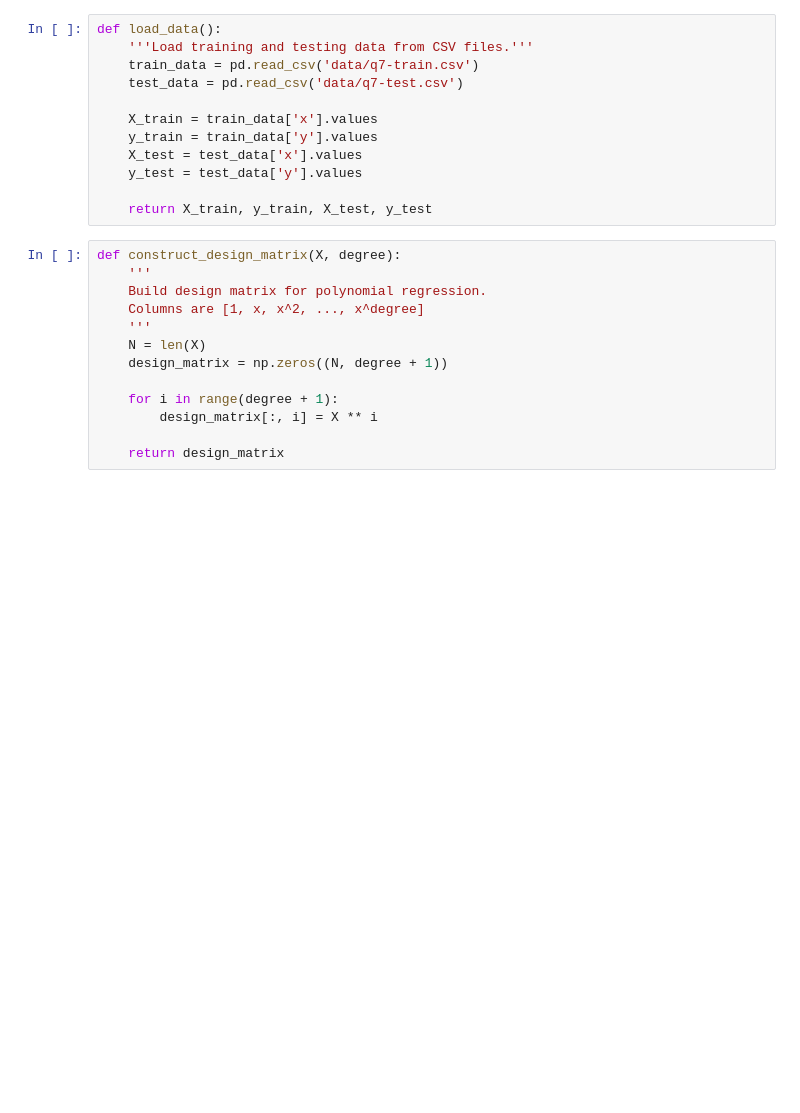
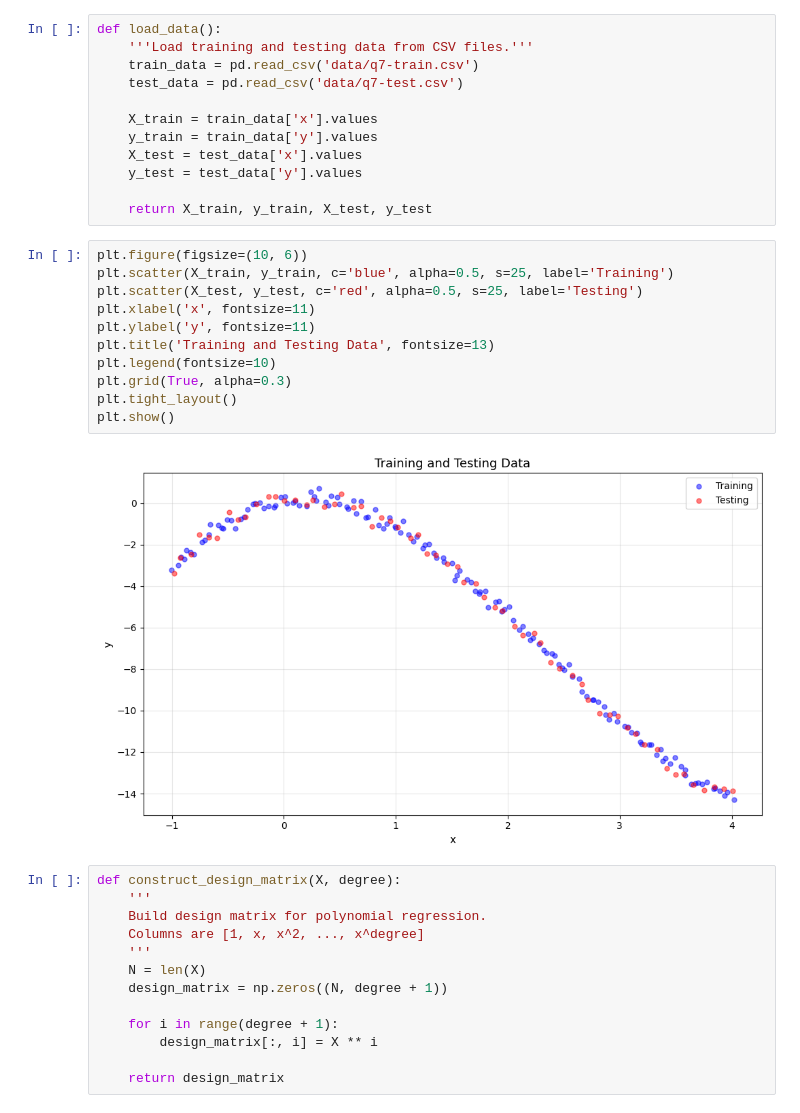
Before and after one commit to ashishdasu/ML_Regression, a Jupyter notebook: linear_regression.ipynb, the cells around one changed output. Drawn from its saved outputs; the diff is of its cells as text; blank space fills up the shorter version.

Commit message:
Added plot for just given data.

```diff
--- a/linear_regression.ipynb
+++ b/linear_regression.ipynb
@@ -23,6 +23,19 @@ def load_data():
     y_test = test_data['y'].values
 
     return X_train, y_train, X_test, y_test
+# %%
+plt.figure(figsize=(10, 6))
+plt.scatter(X_train, y_train, c='blue', alpha=0.5, s=25, label='Training')
+plt.scatter(X_test, y_test, c='red', alpha=0.5, s=25, label='Testing')
+plt.xlabel('x', fontsize=11)
+plt.ylabel('y', fontsize=11)
+plt.title('Training and Testing Data', fontsize=13)
+plt.legend(fontsize=10)
+plt.grid(True, alpha=0.3)
+plt.tight_layout()
+plt.show()
+# %% [output]
+[figure, added]
 # %%
 def construct_design_matrix(X, degree):
     '''
```
